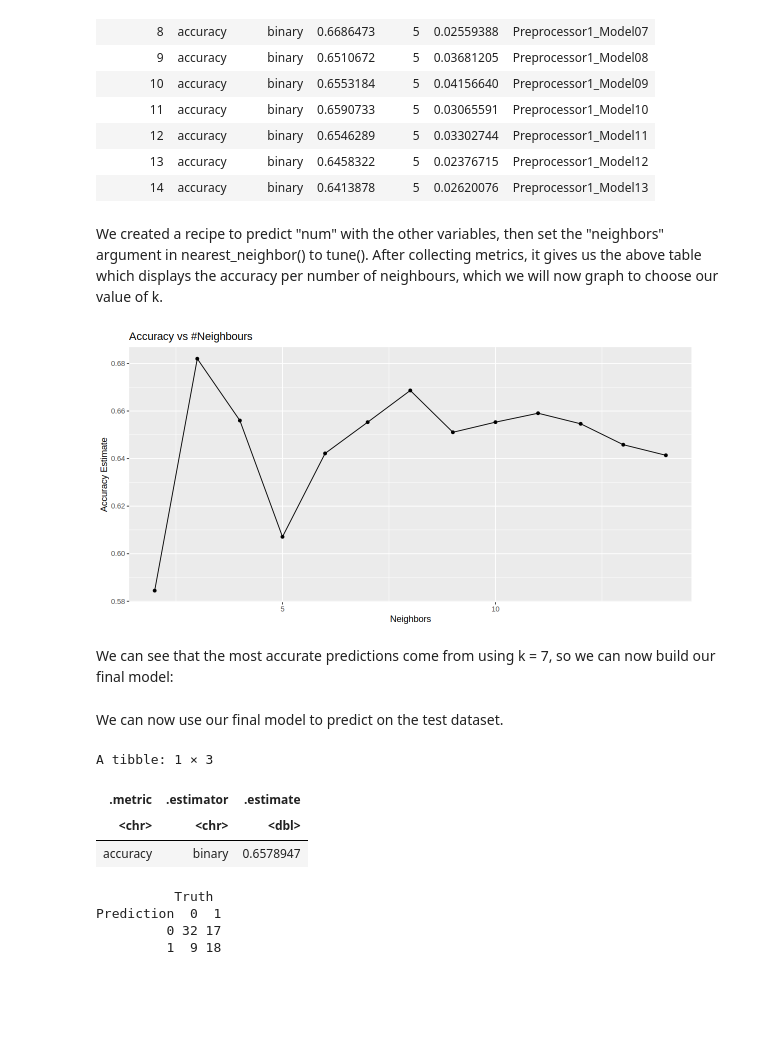
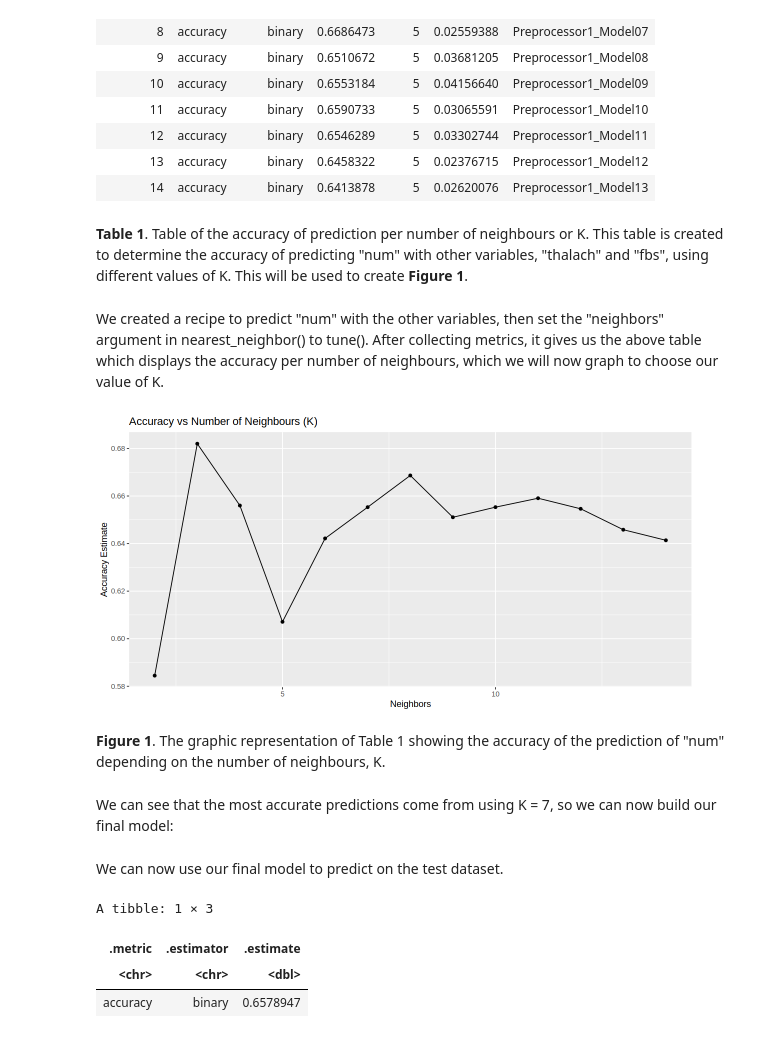
Before and after one commit to shellumang/dsci-100-2023w1-group-28, a Jupyter notebook: DSCI 100 proposal group 28 (4).ipynb, the cells around one changed output. Drawn from its saved outputs; the diff is of its cells as text; code cells hidden in the pictures; blank space fills up the shorter version.

Commit message:
Figure/Table captions and layout edits
Added Table and Figure # with captions and made a few edits to connect the Results and Discussion

```diff
--- a/DSCI 100 proposal group 28 (4).ipynb
+++ b/DSCI 100 proposal group 28 (4).ipynb
@@ -148,20 +150,24 @@ A tibble: 13 × 7
 | 12 | accuracy | binary | 0.6546289 | 5 | 0.03302744 | Preprocessor1_Model11 |
 | 13 | accuracy | binary | 0.6458322 | 5 | 0.02376715 | Preprocessor1_Model12 |
 | 14 | accuracy | binary | 0.6413878 | 5 | 0.02620076 | Preprocessor1_Model13 |
+# %% [markdown]
+**Table 1**. Table of the accuracy of prediction per number of neighbours or K. This table is created to determine the accuracy of predicting "num" with other variables, "thalach" and "fbs", using different values of K. This will be used to create **Figure 1**.
 # %% [markdown]
-We created a recipe to predict "num" with the other variables, then set the "neighbors" argument in nearest_neighbor() to tune(). After collecting metrics, it gives us the above table which displays the accuracy per number of neighbours, which we will now graph to choose our value of k.
+We created a recipe to predict "num" with the other variables, then set the "neighbors" argument in nearest_neighbor() to tune(). After collecting metrics, it gives us the above table which displays the accuracy per number of neighbours, which we will now graph to choose our value of K.
 # %%
 options(repr.plot.width = 10, repr.plot.height = 5) #for visualizing only
 accuracy_versus_k <- ggplot(knn_results, aes(x = neighbors, y = mean))+
       geom_point() +
       geom_line() +
       labs(x = "Neighbors", y = "Accuracy Estimate") +
-ggtitle("Accuracy vs #Neighbours")
+ggtitle("Accuracy vs Number of Neighbours (K)")
 accuracy_versus_k
 # %% [output]
-[figure, old version]
+[figure, new version]
+# %% [markdown]
+**Figure 1**. The graphic representation of Table 1 showing the accuracy of the prediction of "num" depending on the number of neighbours, K.
 # %% [markdown]
-We can see that the most accurate predictions come from using k = 7, so we can now build our final model:
+We can see that the most accurate predictions come from using K = 7, so we can now build our final model:
 # %%
 best_spec <- nearest_neighbor(weight_func = "rectangular", neighbors = 7) |>
       set_engine("kknn") |>
@@ -183,17 +189,8 @@ heart_metrics <- heart_predictions |>
 filter(.metric == "accuracy")
 
 heart_metrics
-
-heart_conf_mat <- heart_predictions |>
-conf_mat(truth = num, estimate = .pred_class)
-
-heart_conf_mat
 # %% [output]
 A tibble: 1 × 3
 | .metric | .estimator | .estimate |
 | <chr> | <chr> | <dbl> |
 | accuracy | binary | 0.6578947 |
-          Truth
-Prediction  0  1
-         0 32 17
-         1  9 18
```
Also changed, not shown: parts of 9 cells of this notebook, 1 other file.
